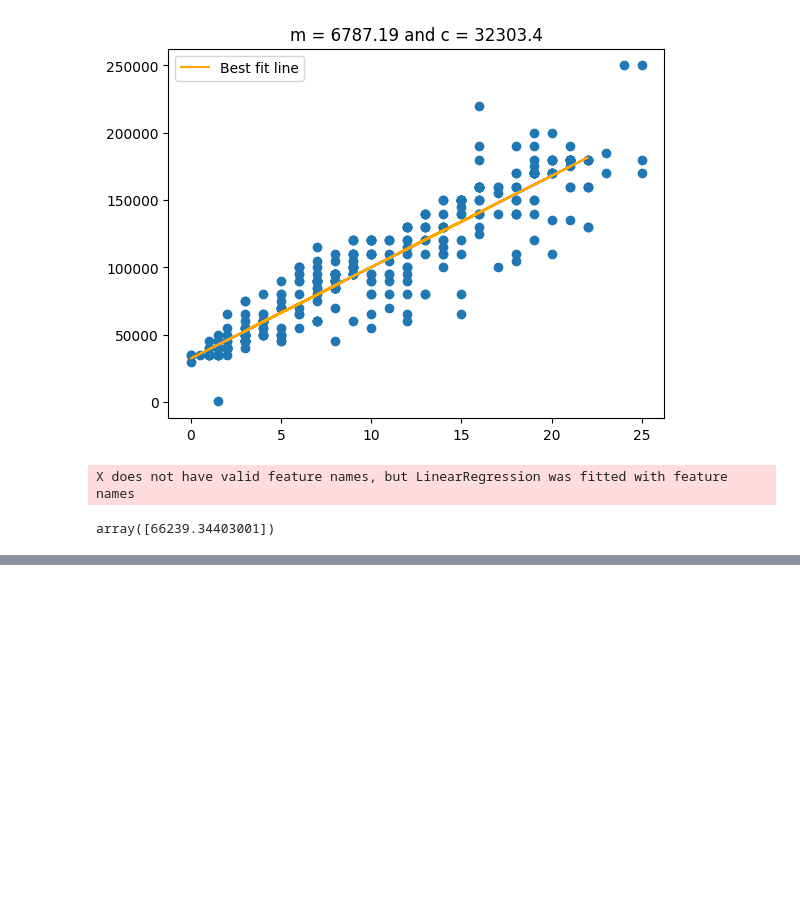
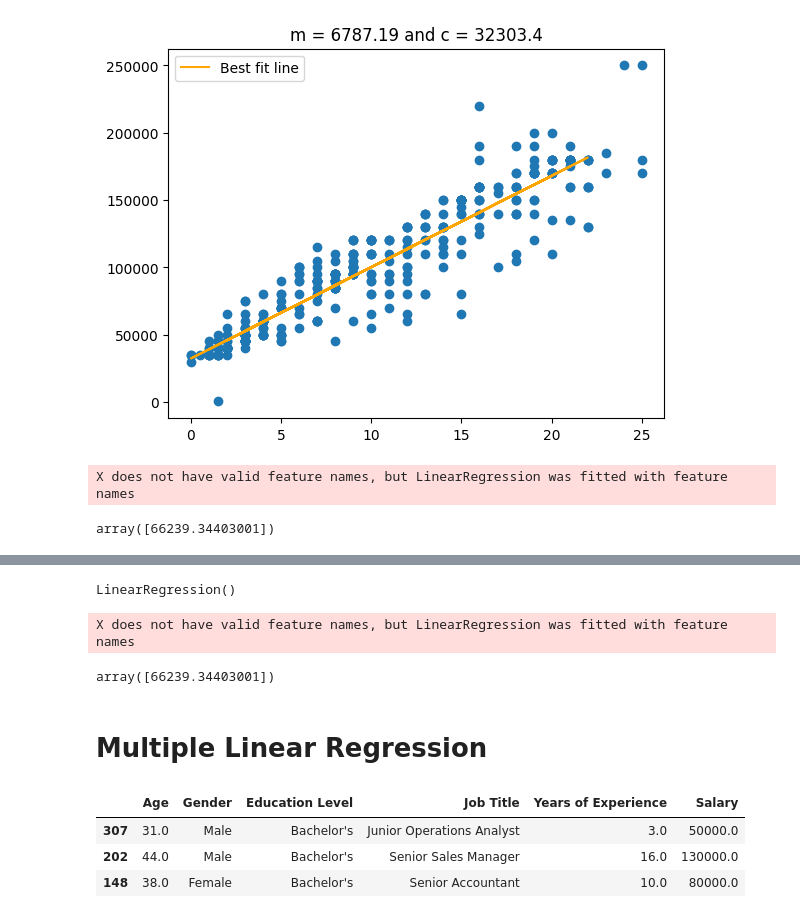
Before and after one commit to rajendra195/datascience1100, a Jupyter notebook: Introduction_to_LR_ds1100.ipynb, the cells around one changed output, grey strips where cells are left out. Cells and saved outputs as stored; diff of their text form; code cells hidden in the pictures; blank space fills up the shorter version.

```diff
--- a/Introduction_to_LR_ds1100.ipynb
+++ b/Introduction_to_LR_ds1100.ipynb
@@ -355,0 +369,11 @@ array([66239.34403001])
+# %%
+lr_model
+# %% [output]
+LinearRegression()
+# %%
+lr_model.predict([[5]])
+# %% [output]
+X does not have valid feature names, but LinearRegression was fitted with feature names
+array([66239.34403001])
+# %% [markdown]
+# Multiple Linear Regression
@@ -355,0 +384,7 @@ array([66239.34403001])
+# %%
+df.sample(3)
+# %% [output]
+|  | Age | Gender | Education Level | Job Title | Years of Experience | Salary |
+| 307 | 31.0 | Male | Bachelor's | Junior Operations Analyst | 3.0 | 50000.0 |
+| 202 | 44.0 | Male | Bachelor's | Senior Sales Manager | 16.0 | 130000.0 |
+| 148 | 38.0 | Female | Bachelor's | Senior Accountant | 10.0 | 80000.0 |
```
Also changed, not shown: parts of 36 cells of this notebook, 2 other files.
